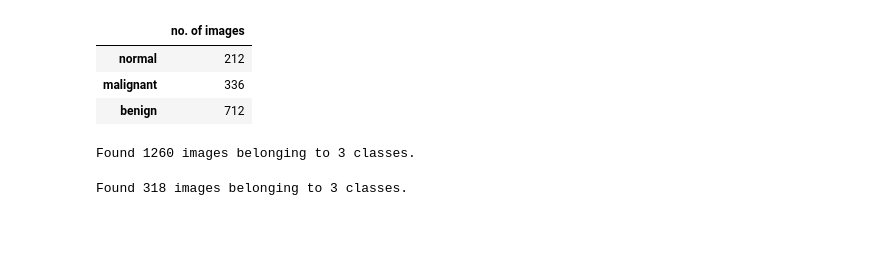
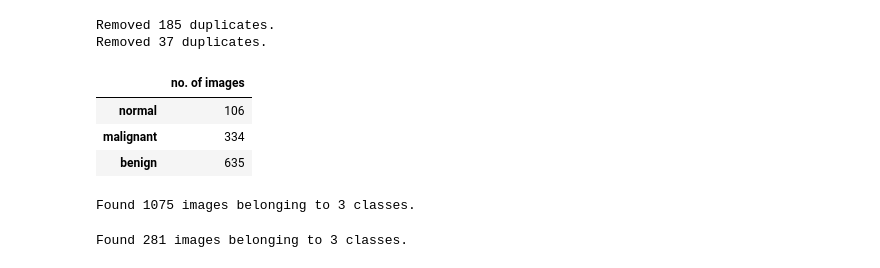
Before and after one commit to Yashmaini30/Breast-Cancer-Detection, a Jupyter notebook: ResNet50_on_Breast_Cancer_.ipynb, the cells around one changed output. Drawn from its saved outputs; the diff is of its cells as text; code cells hidden in the pictures; blank space fills up the shorter version.

Commit message:
removing duplicates

```diff
--- a/ResNet50_on_Breast_Cancer_.ipynb
+++ b/ResNet50_on_Breast_Cancer_.ipynb
@@ -31,24 +46,47 @@ IMG_WIDTH = 224
 data_dir = "/content/drive/MyDrive/archive"
 data_dir = pathlib.Path(data_dir)
 
-train_path = '/content/drive/MyDrive/archive/train'
-test_path = '/content/drive/MyDrive/archive/test'
+train_path = data_dir / 'train'
+test_path = data_dir / 'test'
+# %%
+# Remove Duplicates
+def remove_duplicates(image_folder):
+    image_hashes = {}
+    duplicates = []
+    for img_path in glob.glob(f'{image_folder}/**/*.png', recursive=True):
+        try:
+            img = Image.open(img_path)
+            img_hash = imagehash.phash(img)
+            if img_hash in image_hashes:
+                duplicates.append(img_path)
+            else:
+                image_hashes[img_hash] = img_path
+        except Exception as e:
+            print(f"Error processing {img_path}: {e}")
+    for dup in duplicates:
+        os.remove(dup)
+    print(f'Removed {len(duplicates)} duplicates.')
+
+
+remove_duplicates(train_path)
+remove_duplicates(test_path)
+# %% [output]
+Removed 185 duplicates.
+Removed 37 duplicates.
 # %%
 categories = os.listdir(train_path)
-# Number of images for each disease
+
 nums = {}
-for lebal in categories:
-    nums[lebal] = len(os.listdir(train_path + '/' + lebal))
-
-# converting the nums dictionary to pandas dataframe passing index as plant name and number of images as column
+for label in categories:
+    nums[label] = len(os.listdir(train_path / label))
 
 img_per_class = pd.DataFrame(nums.values(), index=nums.keys(), columns=["no. of images"])
 img_per_class
 # %% [output]
 |  | no. of images |
-| normal | 212 |
-| malignant | 336 |
-| benign | 712 |
+| normal | 106 |
+| malignant | 334 |
+| benign | 635 |
 # %%
 image_train_gen = ImageDataGenerator(rescale=1./255,
                                      zoom_range=0.50,
@@ -63,7 +101,7 @@ train_data_gen = image_train_gen.flow_from_directory(train_path,
                                                      target_size=(IMG_HEIGHT, IMG_WIDTH),
                                                      class_mode='categorical')
 # %% [output]
-Found 1260 images belonging to 3 classes.
+Found 1075 images belonging to 3 classes.
 # %%
 img_val_gen = ImageDataGenerator(rescale=1./255)
 val_data_gen = img_val_gen.flow_from_directory(test_path,
@@ -71,4 +109,4 @@ val_data_gen = img_val_gen.flow_from_directory(test_path,
                                                target_size=(IMG_HEIGHT, IMG_WIDTH),
                                                class_mode='categorical')
 # %% [output]
-Found 318 images belonging to 3 classes.
+Found 281 images belonging to 3 classes.
```
Also changed, not shown: parts of 10 cells of this notebook.
